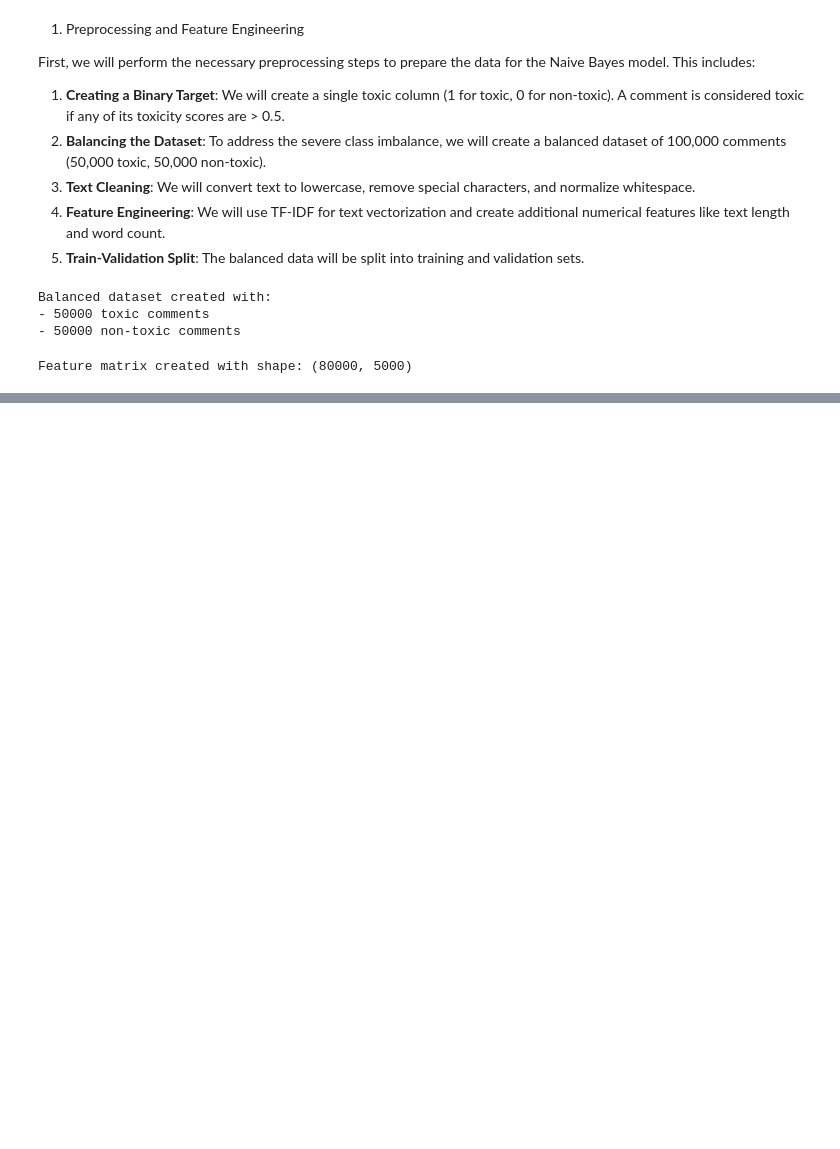
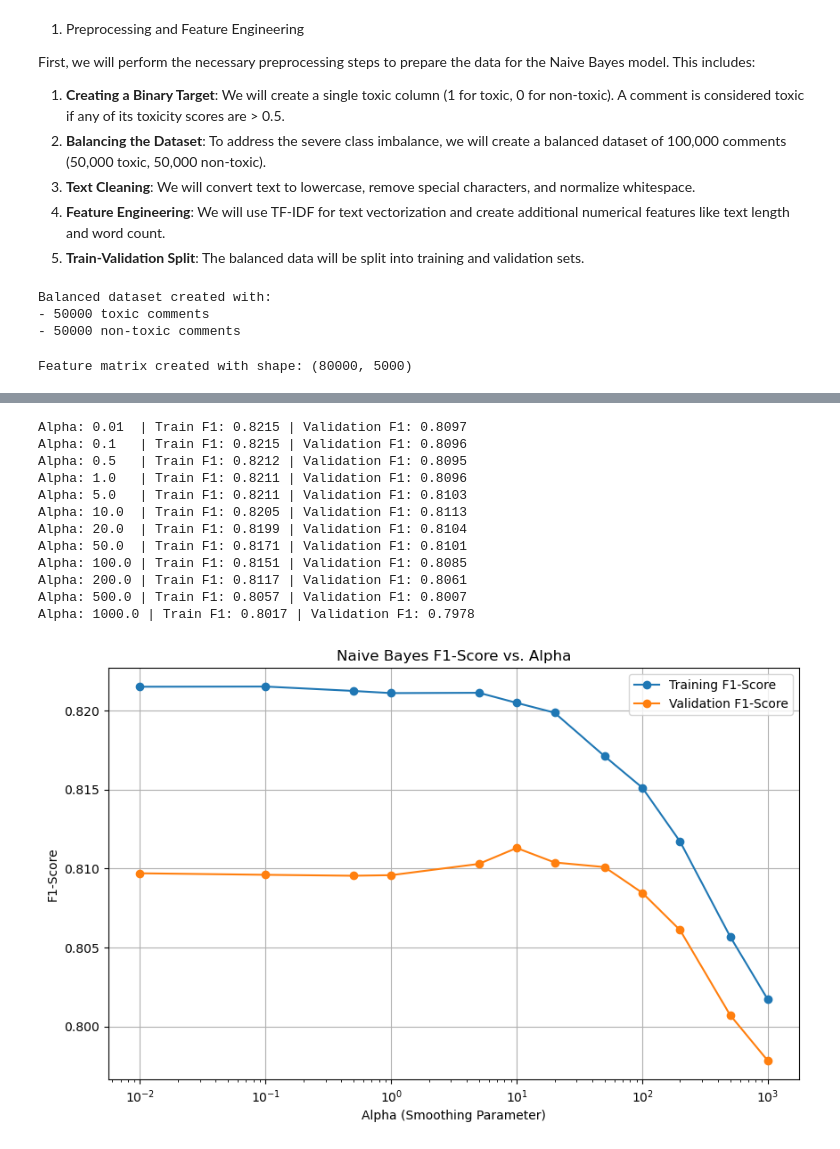
Before and after one commit to c4ngo/CSE151A-Project, a Jupyter notebook: CSE151A_Project.ipynb, the cells around one changed output, grey strips where cells are left out. Drawn from its saved outputs; the diff is of its cells as text; code cells hidden in the pictures; blank space fills up the shorter version.

Commit message:
Hyperparameter Tuning
Added comparisons for various alphas.

```diff
--- a/CSE151A_Project.ipynb
+++ b/CSE151A_Project.ipynb
@@ -343,0 +356,50 @@ To conclude, our toxic classifcation model performed relatively well given the d
+# %%
+# --- Hyperparameter Tuning for alpha ---
+alphas = [0.01, 0.1, 0.5, 1.0, 5.0, 10.0, 20.0, 50.0, 100.0, 200.0, 500.0, 1000.0]
+train_f1_scores = []
+val_f1_scores = []
+
+for alpha in alphas:
+    # Create and train the model
+    nb_model_tuned = MultinomialNB(alpha=alpha)
+    nb_model_tuned.fit(X_train_text, y_train)
+
+    # Make predictions
+    y_train_pred_tuned = nb_model_tuned.predict(X_train_text)
+    y_val_pred_tuned = nb_model_tuned.predict(X_val_text)
+
+    # Calculate F1 scores
+    train_f1 = f1_score(y_train, y_train_pred_tuned)
+    val_f1 = f1_score(y_val, y_val_pred_tuned)
+
+    # Store the scores
+    train_f1_scores.append(train_f1)
+    val_f1_scores.append(val_f1)
+
+    print(f"Alpha: {alpha:<5} | Train F1: {train_f1:.4f} | Validation F1: {val_f1:.4f}")
+
+# --- Plot the results ---
+plt.figure(figsize=(10, 6))
+plt.plot(alphas, train_f1_scores, 'o-', label='Training F1-Score')
+plt.plot(alphas, val_f1_scores, 'o-', label='Validation F1-Score')
+plt.xscale('log')  # Use a log scale for alpha to better visualize the range
+plt.title('Naive Bayes F1-Score vs. Alpha')
+plt.xlabel('Alpha (Smoothing Parameter)')
+plt.ylabel('F1-Score')
+plt.legend()
+plt.grid(True)
+plt.show()
+# %% [output]
+Alpha: 0.01  | Train F1: 0.8215 | Validation F1: 0.8097
+Alpha: 0.1   | Train F1: 0.8215 | Validation F1: 0.8096
+Alpha: 0.5   | Train F1: 0.8212 | Validation F1: 0.8095
+Alpha: 1.0   | Train F1: 0.8211 | Validation F1: 0.8096
+Alpha: 5.0   | Train F1: 0.8211 | Validation F1: 0.8103
+Alpha: 10.0  | Train F1: 0.8205 | Validation F1: 0.8113
+Alpha: 20.0  | Train F1: 0.8199 | Validation F1: 0.8104
+Alpha: 50.0  | Train F1: 0.8171 | Validation F1: 0.8101
+Alpha: 100.0 | Train F1: 0.8151 | Validation F1: 0.8085
+Alpha: 200.0 | Train F1: 0.8117 | Validation F1: 0.8061
+Alpha: 500.0 | Train F1: 0.8057 | Validation F1: 0.8007
+Alpha: 1000.0 | Train F1: 0.8017 | Validation F1: 0.7978
+[figure, added]
```
Also changed, not shown: parts of 13 cells of this notebook.
